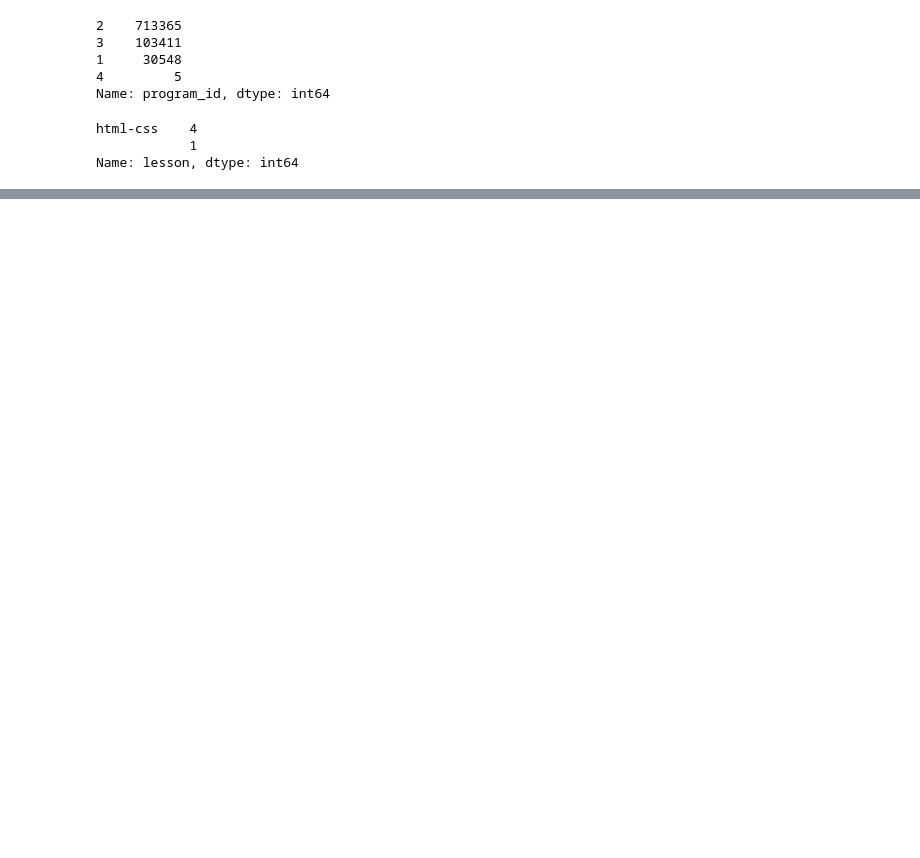
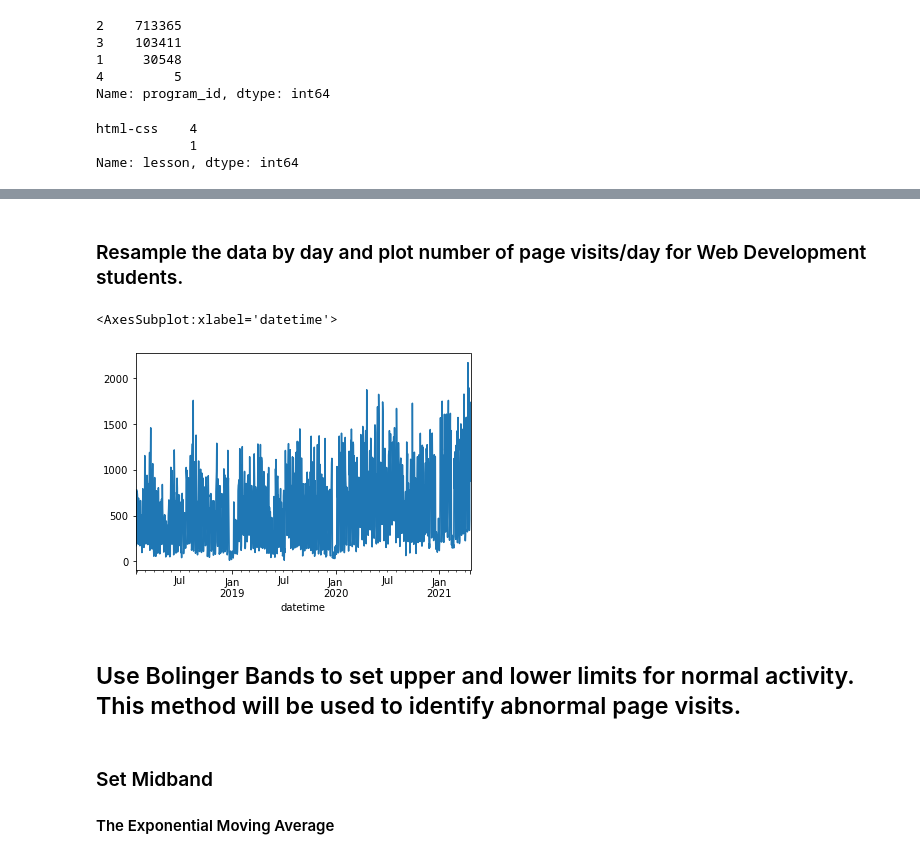
Before and after one commit to AnomalySweeper/user-log-anomaly-detection, a Jupyter notebook: bts-student-log-project-workflow.ipynb, the cells around one changed output, grey strips where cells are left out. Saved outputs shown, nothing was run; the diff lists cells and outputs as text; code cells hidden in the pictures; blank space fills up the shorter version.

```diff
--- a/bts-student-log-project-workflow.ipynb
+++ b/bts-student-log-project-workflow.ipynb
@@ -234,3 +166,11 @@ userlog[userlog.program_id == 4].lesson.value_counts().head(50)
 html-css    4
             1
 Name: lesson, dtype: int64
+# %%
+userlog['program'] = userlog.program_id.map(
+    {
+        1.0: 'Full-Stack PHP',
+        2.0: 'Full-Stack Java',
+        3.0: 'Data Science',
+        4.0: 'Front-End'
+    })
@@ -236,0 +204,2 @@ Name: lesson, dtype: int64
+# %%
+userlog['ds_student'] = userlog.program_id == 3
@@ -236,0 +321,15 @@ Name: lesson, dtype: int64
+# %% [markdown]
+### Resample the data by day and plot number of page visits/day for Web Development students.
+# %%
+web_dev_page_visits = userlog[userlog.ds_student == False].resample('d').path.count()
+# %%
+web_dev_page_visits.plot()
+# %% [output]
+<AxesSubplot:xlabel='datetime'>
+[figure, added]
+# %% [markdown]
+## Use Bolinger Bands to set upper and lower limits for normal activity. This method will be used to identify abnormal page visits.
+# %% [markdown]
+### Set Midband
+
+#### The Exponential Moving Average
```
Also changed, not shown: parts of 40 cells of this notebook.
